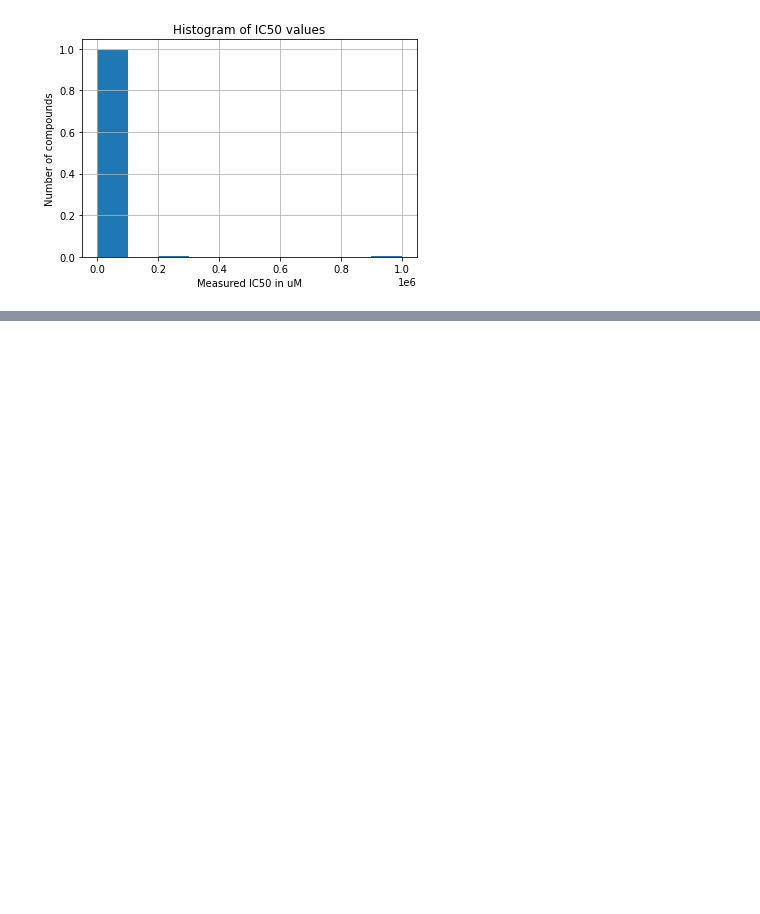
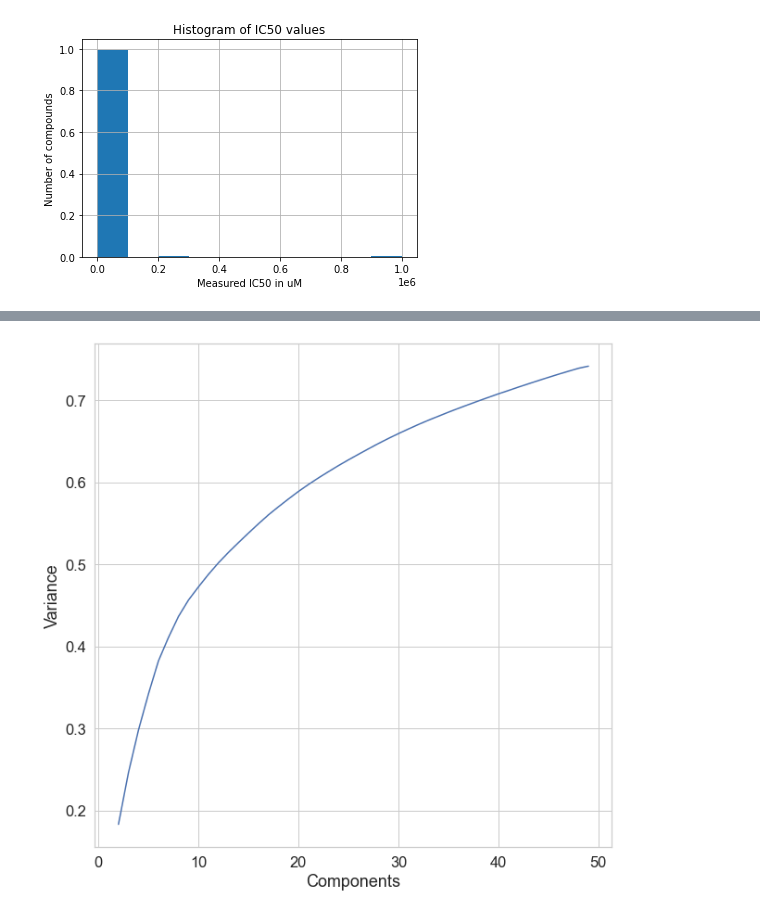
Before and after one commit to estherb-s/CovidGCN, a Jupyter notebook: CreateTrainingDataset.ipynb, the cells around one changed output, grey strips where cells are left out. Saved outputs shown, nothing was run; the diff lists cells and outputs as text; code cells hidden in the pictures; blank space fills up the shorter version.

```diff
--- a/CreateTrainingDataset.ipynb
+++ b/CreateTrainingDataset.ipynb
@@ -395,0 +386,16 @@ plt.show()
+# %%
+# Function to evaluate variance explained between 5 - 20 principal components
+def evaluate_components(fp_list):
+    res = []
+    for n_comp in tqdm(range(2,50)):
+        pca = PCA(n_components=n_comp)
+        crds = pca.fit_transform(fp_list)
+        var = np.sum(pca.explained_variance_ratio_)
+        res.append([n_comp,var])
+    return res
+# %%
+comp_res = evaluate_components(fp_list)
+# %%
+# Put results into a dataframe
+res_df = pd.DataFrame(comp_res,columns=["Components","Variance"])
+res_df.head()
@@ -395,0 +409,5 @@ plt.show()
+# %%
+# Plot num of components vs Variance explained
+ax = sns.lineplot(data=res_df,x="Components",y="Variance")
+# %% [output]
+[figure, added]
```
Also changed, not shown: parts of 49 cells of this notebook.
